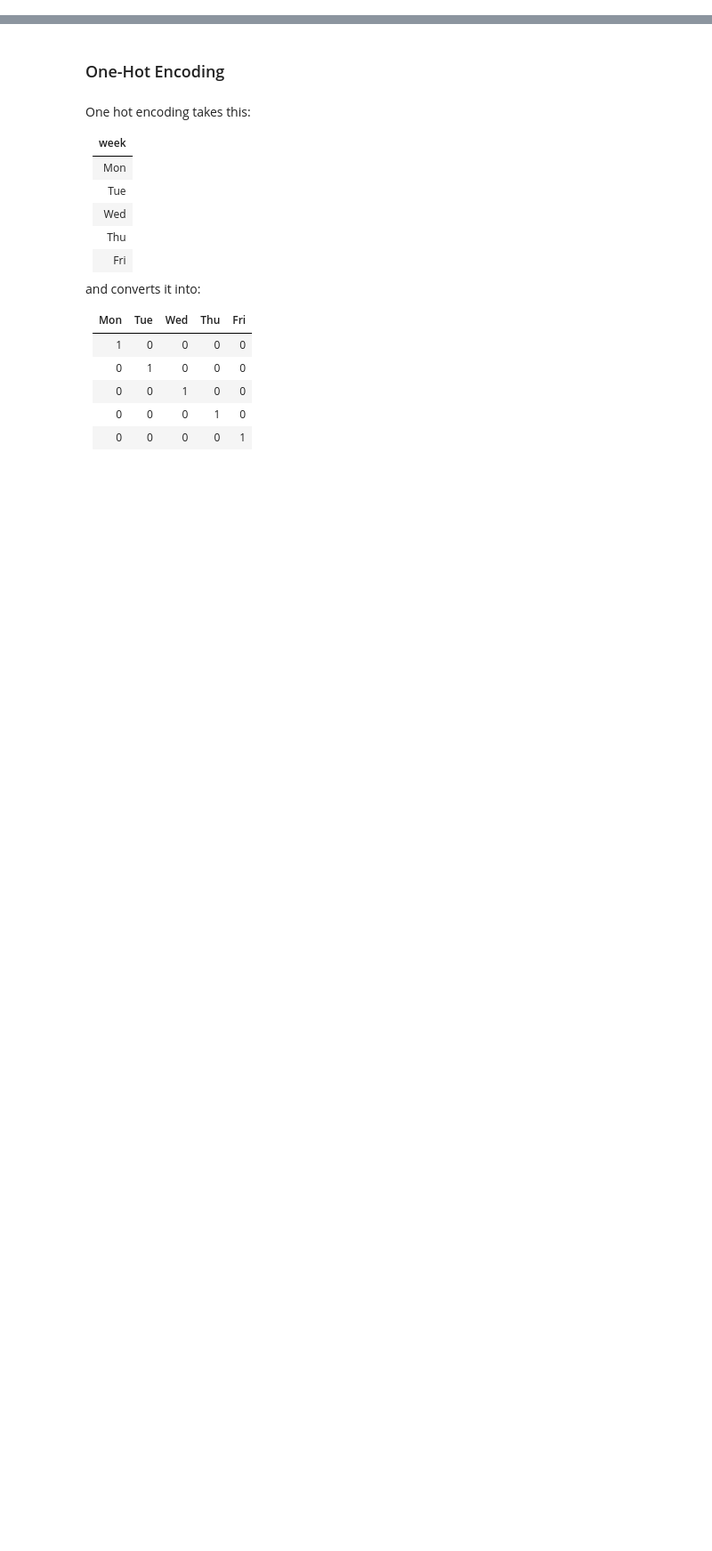
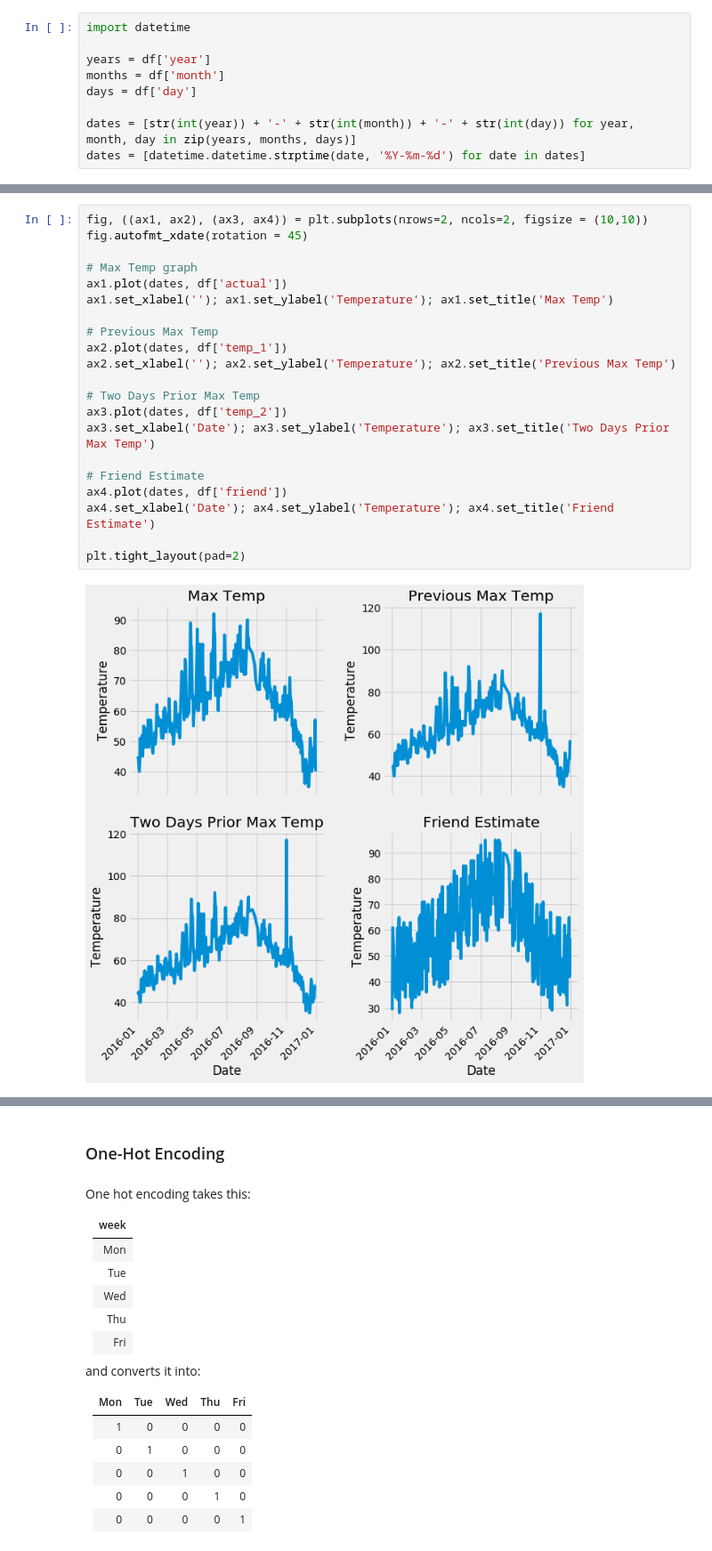
Before and after one commit to anxomasid/monographics, a Jupyter notebook: Scikit_learn_Random_forest.ipynb, the cells around one changed output, grey strips where cells are left out. Shown at 89% size. Saved outputs shown, nothing was run; the diff lists cells and outputs as text; blank space fills up the shorter version.

```diff
--- a/Scikit_learn_Random_forest.ipynb
+++ b/Scikit_learn_Random_forest.ipynb
@@ -6,0 +42,9 @@ The data we have available is the maximum temperatures in Seattle from the Natio
+# %%
+import datetime
+
+years = df['year']
+months = df['month']
+days = df['day']
+
+dates = [str(int(year)) + '-' + str(int(month)) + '-' + str(int(day)) for year, month, day in zip(years, months, days)]
+dates = [datetime.datetime.strptime(date, '%Y-%m-%d') for date in dates]
@@ -7 +60,24 @@ The data we have available is the maximum temperatures in Seattle from the Natio
+# %%
+fig, ((ax1, ax2), (ax3, ax4)) = plt.subplots(nrows=2, ncols=2, figsize = (10,10))
+fig.autofmt_xdate(rotation = 45)
+
+# Max Temp graph
+ax1.plot(dates, df['actual'])
+ax1.set_xlabel(''); ax1.set_ylabel('Temperature'); ax1.set_title('Max Temp')
+
+# Previous Max Temp
+ax2.plot(dates, df['temp_1'])
+ax2.set_xlabel(''); ax2.set_ylabel('Temperature'); ax2.set_title('Previous Max Temp')
+
+# Two Days Prior Max Temp
+ax3.plot(dates, df['temp_2'])
+ax3.set_xlabel('Date'); ax3.set_ylabel('Temperature'); ax3.set_title('Two Days Prior Max Temp')
+
+# Friend Estimate
+ax4.plot(dates, df['friend'])
+ax4.set_xlabel('Date'); ax4.set_ylabel('Temperature'); ax4.set_title('Friend Estimate')
+
+plt.tight_layout(pad=2)
+# %% [output]
+[figure, added]
 # %% [markdown]
```
Also changed, not shown: parts of 33 cells of this notebook.
